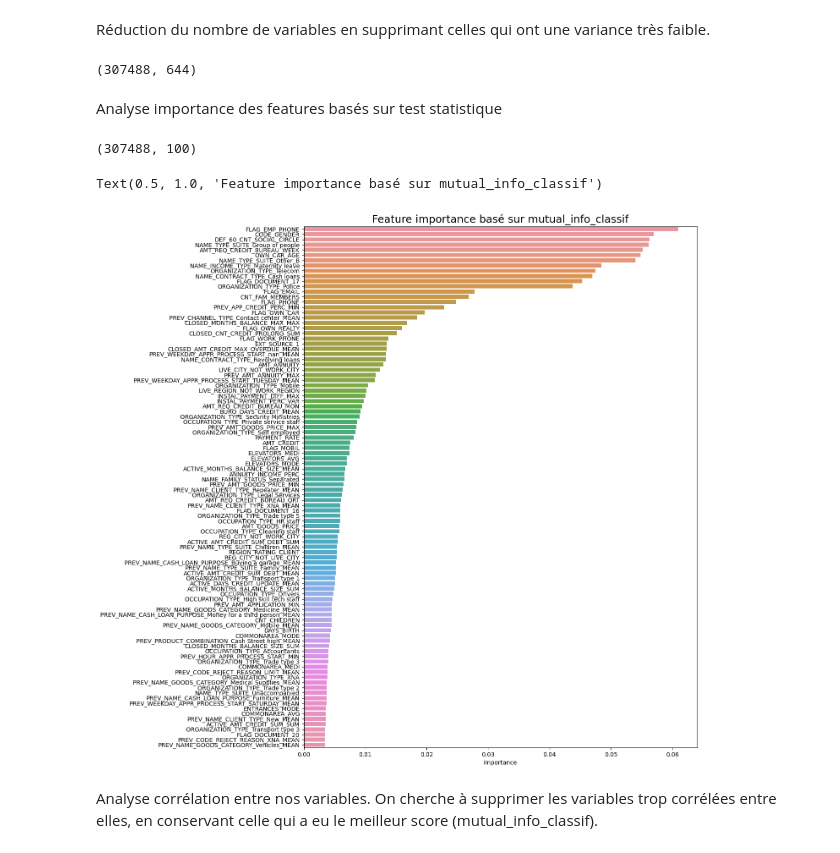
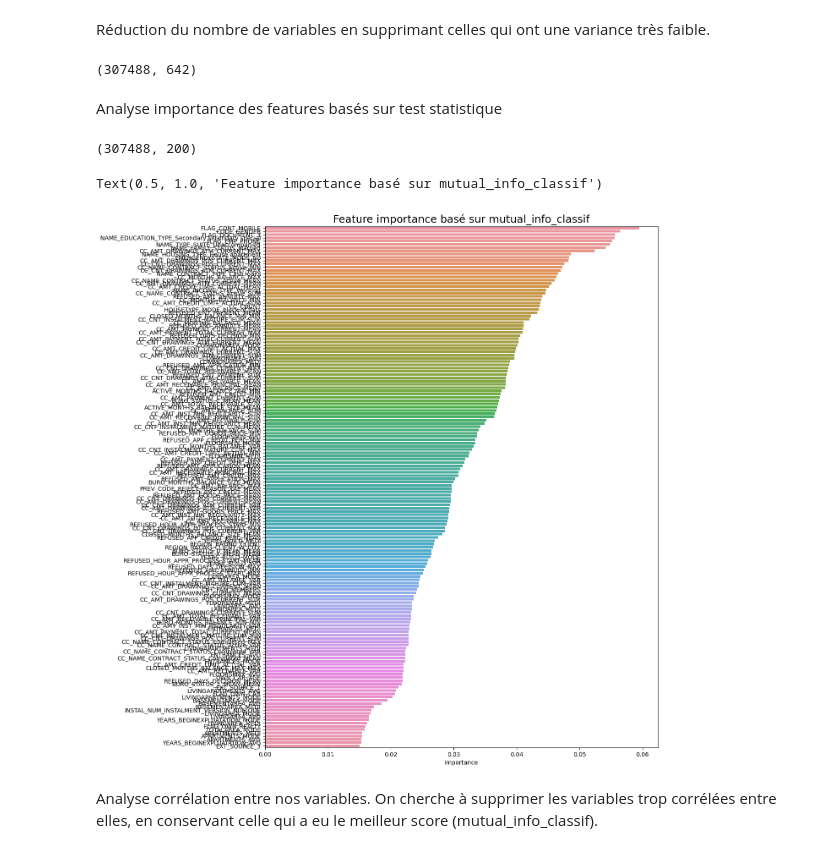
Before and after one commit to JulienCla/OC_Projet_7, a Jupyter notebook: Implémentez_un_modèle_de_scoring_EDA.ipynb, the cells around one changed output. Saved outputs shown, nothing was run; the diff lists cells and outputs as text; code cells hidden in the pictures.

```diff
--- a/Implémentez_un_modèle_de_scoring_EDA.ipynb
+++ b/Implémentez_un_modèle_de_scoring_EDA.ipynb
@@ -218,7 +223,7 @@ Name: TARGET, dtype: float64
 # %% [markdown]
 Réduction du nombre de variables en supprimant celles qui ont une variance très faible.
 # %%
-X = train_df.drop(['TARGET'], axis=1)
+X = train_df.drop(['TARGET', 'index', 'SK_ID_CURR'], axis=1)
 
 th = 0.001
 var_selector = VarianceThreshold(th)
@@ -227,34 +232,56 @@ X_reduced = var_selector.fit_transform(X)
 
 X_reduced.shape
 # %% [output]
-(307488, 644)
+(307488, 642)
 # %% [markdown]
 Analyse importance des features basés sur test statistique
+# %%
+num_features = make_column_selector(dtype_include = ['float64'])
+
+pipe_num = Pipeline([
+    ("impnum", SimpleImputer())
+])
+
+cat_features = make_column_selector(dtype_exclude = ['float64'])
+pipe_cat = Pipeline([
+    ("impcat", SimpleImputer(strategy = 'most_frequent'))
+])
+
+preprocessor = make_column_transformer((pipe_num, num_features),
+                                       (pipe_cat, cat_features))
 # %%
-X_reduced.fillna(0, inplace=True)
+X_red_imp = preprocessor.fit_transform(X_reduced)
+names = preprocessor.get_feature_names_out()
+feature_names = []
+for name in names:
+    name1 = name.replace('pipeline-1__', '')
+    name2 = name1.replace('pipeline-2__', '')
+    feature_names.append(name2)
+
+X_red_imp_df = pd.DataFrame(X_red_imp, columns=feature_names)
 y = train_df['TARGET']
 
-selector = SelectKBest(mutual_info_classif, k=100)
+selector = SelectKBest(mutual_info_classif, k=200)
 selector.set_output(transform='pandas')
-X_test = selector.fit_transform(X_reduced, y)
+X_test = selector.fit_transform(X_red_imp_df, y)
 
 print(X_test.shape)
 # %% [output]
-(307488, 100)
+(307488, 200)
 # %%
 idx = np.argsort(-1*selector.scores_)
-d = {'feature' : X.columns[idx],
+d = {'feature' : selector.feature_names_in_[idx],
      'importance' : selector.scores_[idx]
     }
 best_features = pd.DataFrame(data=d)
 
 fig, ax = plt.subplots(figsize=(12,16))
-sns.barplot(x="importance", y="feature", data=best_features.iloc[:100,:])
+sns.barplot(x="importance", y="feature", data=best_features.iloc[:160,:])
 ax.set_ylabel(None)
 ax.set_title('Feature importance basé sur mutual_info_classif',  fontsize = 18)
 # %% [output]
 Text(0.5, 1.0, 'Feature importance basé sur mutual_info_classif')
-[figure, old version]
+[figure, new version]
 # %% [markdown]
 Analyse corrélation entre nos variables.
 On cherche à supprimer les variables trop corrélées entre elles,
```
Also changed, not shown: parts of 10 cells of this notebook, 5 other files.
